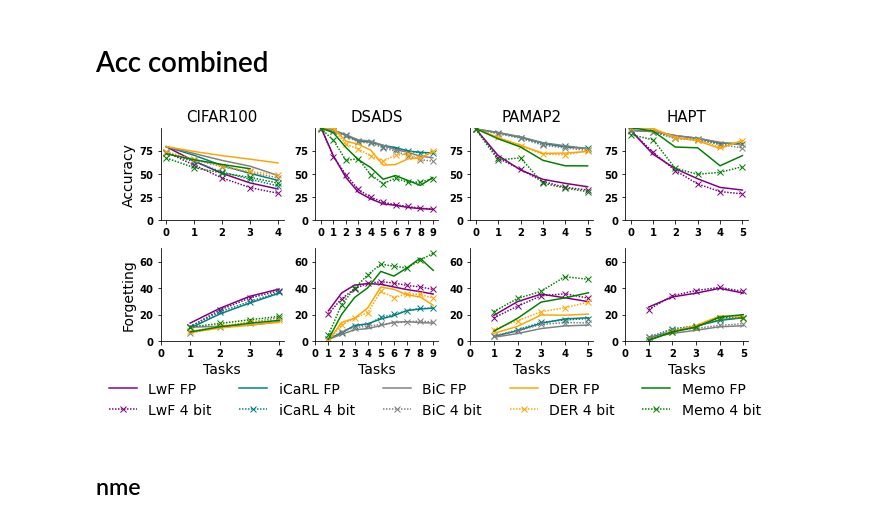
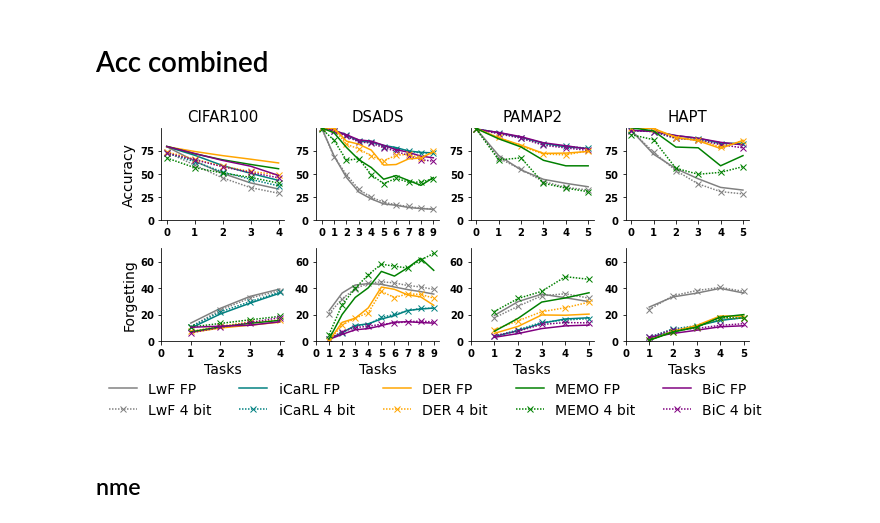
Before and after one commit to Intelligent-Microsystems-Lab/QuantizedCIL, a Jupyter notebook: figures/plotting.ipynb, the cells around one changed output. Cells and saved outputs as stored; diff of their text form; code cells hidden in the pictures.

Commit message:
normal - plotting for colla

```diff
--- a/figures/plotting.ipynb
+++ b/figures/plotting.ipynb
@@ -21,7 +21,7 @@ cifar_fp_icarl_cnn = [79.55, 70.256, 59.21, 50.766, 43.196]
 cifar_fp_bic_nme = [79.13, 71.574, 64.314, 58.15, 53.078]
 cifar_fp_bic_cnn = [79.72,  72.184,  64.712,  58.482,  48.538]
 cifar_fp_der_cnn = [79.51, 74.356, 69.878, 66.054, 62.006]
-cifar_fp_memo_cnn = [71.844, 65.406, 60.384, 55.746]
+cifar_fp_memo_cnn = [79.93, 71.844, 65.406, 60.384, 55.746]
 
 cifar_ours_lwf = [73.61, 59.722, 45.854, 35.418, 29.32]
 cifar_ours_icarl_nme = [72.33, 65.864, 58.434, 52.488, 47.146]
@@ -202,10 +202,10 @@ fontsize = 14
 # %% [markdown]
 # Acc combined
 # %%
-fig, axes = plt.subplots(2, 4, figsize=figsize, sharex=False, squeeze=True,
+fig, axes = plt.subplots(2, 4, figsize=[a*1 for a in figsize], sharex=False, squeeze=True,
                          )
 
-colors = ["purple", "teal", "grey", "orange", "green"]
+colors = [ "grey", "teal","purple", "orange", "green"]
 axes[0,0].plot(np.arange(len(cifar_fp_lwf_cnn)), cifar_fp_lwf_cnn,
                 label='LwF FP', color=colors[0], linewidth=linewidth)
 axes[0,0].plot(np.arange(len(cifar_ours_lwf)), cifar_ours_lwf,
@@ -216,20 +216,20 @@ axes[0,0].plot(np.arange(len(cifar_fp_icarl_cnn)), cifar_fp_icarl_cnn,
 axes[0,0].plot(np.arange(len(cifar_ours_icarl_cnn)), cifar_ours_icarl_cnn,
                 label='iCaRL 4 bit', color=colors[1], marker='x', dashes=[1],
                 linewidth=linewidth)
-axes[0,0].plot(np.arange(len(cifar_fp_bic_cnn)), cifar_fp_bic_cnn,
-                label='BiC FP', color=colors[2], linewidth=linewidth)
-axes[0,0].plot(np.arange(len(cifar_ours_bic_cnn)),cifar_ours_bic_cnn,
-                label='BiC 4 bit', color=colors[2], marker='x', dashes=[1],
-                linewidth=linewidth)
 axes[0,0].plot(np.arange(len(cifar_fp_der_cnn)), cifar_fp_der_cnn,
                 label='DER FP', color=colors[3], linewidth=linewidth)
 axes[0,0].plot(np.arange(len(cifar_ours_der_cnn)), cifar_ours_der_cnn,
                 label='DER 4 bit', color=colors[3], marker='x', dashes=[1],
                 linewidth=linewidth)
 axes[0,0].plot(np.arange(len(cifar_fp_memo_cnn)), cifar_fp_memo_cnn,
-                label='Memo FP', color=colors[4], linewidth=linewidth)
+                label='MEMO FP', color=colors[4], linewidth=linewidth)
 axes[0,0].plot(np.arange(len(cifar_ours_memo_cnn)), cifar_ours_memo_cnn,
-                label='Memo 4 bit', color=colors[4], marker='x', dashes=[1],
+                label='MEMO 4 bit', color=colors[4], marker='x', dashes=[1],
+                linewidth=linewidth)
+axes[0,0].plot(np.arange(len(cifar_fp_bic_cnn)), cifar_fp_bic_cnn,
+                label='BiC FP', color=colors[2], linewidth=linewidth)
+axes[0,0].plot(np.arange(len(cifar_ours_bic_cnn)),cifar_ours_bic_cnn,
+                label='BiC 4 bit', color=colors[2], marker='x', dashes=[1],
                 linewidth=linewidth)
 axes[0,0].set_ylabel('Accuracy', fontsize=fontsize)
 axes[0,0].set_title('CIFAR100', fontsize=fontsize+1)
@@ -257,9 +257,9 @@ axes[0,1].plot(np.arange(len(dsads_ours_der_cnn)), dsads_ours_der_cnn,
                 label='DER 4 bit', color=colors[3], marker='x', dashes=[1],
                 linewidth=linewidth)
 axes[0,1].plot(np.arange(len(dsads_fp_memo_cnn)), dsads_fp_memo_cnn,
-                label='Memo FP', color=colors[4], linewidth=linewidth)
+                label='MEMO FP', color=colors[4], linewidth=linewidth)
 axes[0,1].plot(np.arange(len(dsads_ours_memo_cnn)), dsads_ours_memo_cnn,
-                label='Memo 4 bit', color=colors[4], marker='x', dashes=[1],
+                label='MEMO 4 bit', color=colors[4], marker='x', dashes=[1],
                 linewidth=linewidth)
 axes[0,1].set_title('DSADS', fontsize=fontsize+1)
 axes[0,1].set_xticks(range(0, len(dsads_fp_bic_cnn)))
@@ -286,9 +286,9 @@ axes[0,2].plot(np.arange(len(pamap_ours_der_cnn)), pamap_ours_der_cnn,
                 label='DER 4 bit', color=colors[3], marker='x', dashes=[1],
                 linewidth=linewidth)
 axes[0,2].plot(np.arange(len(pamap_fp_memo_cnn)), pamap_fp_memo_cnn,
-                label='Memo FP', color=colors[4], linewidth=linewidth)
+                label='MEMO FP', color=colors[4], linewidth=linewidth)
 axes[0,2].plot(np.arange(len(pamap_ours_memo_cnn)), pamap_ours_memo_cnn,
-                label='Memo 4 bit', color=colors[4], marker='x', dashes=[1],
+                label='MEMO 4 bit', color=colors[4], marker='x', dashes=[1],
                 linewidth=linewidth)
 axes[0,2].set_title('PAMAP2', fontsize=fontsize+1)
 axes[0,2].set_xticks(range(0, len(pamap_fp_bic_cnn)))
@@ -315,9 +315,9 @@ axes[0,3].plot(np.arange(len(hapt_ours_der_cnn)), hapt_ours_der_cnn,
                 label='DER 4 bit', color=colors[3], marker='x', dashes=[1],
                 linewidth=linewidth)
 axes[0,3].plot(np.arange(len(hapt_fp_memo_cnn)), hapt_fp_memo_cnn,
-                label='Memo FP', color=colors[4], linewidth=linewidth)
+                label='MEMO FP', color=colors[4], linewidth=linewidth)
 axes[0,3].plot(np.arange(len(hapt_ours_memo_cnn)), hapt_ours_memo_cnn,
-                label='Memo 4 bit', color=colors[4], marker='x', dashes=[1],
+                label='MEMO 4 bit', color=colors[4], marker='x', dashes=[1],
                 linewidth=linewidth)
 axes[0,3].set_title('HAPT', fontsize=fontsize+1)
 axes[0,3].set_xticks(range(len(hapt_fp_bic_cnn)))
@@ -334,20 +334,20 @@ axes[1,0].plot(np.arange(len(cifar_fp_icarl_cnn_forgetting)), cifar_fp_icarl_cnn
 axes[1,0].plot(np.arange(len(cifar_ours_icarl_cnn_forgetting)), cifar_ours_icarl_cnn_forgetting,
                 label='iCaRL 4 bit', color=colors[1], marker='x', dashes=[1],
                 linewidth=linewidth)
-axes[1,0].plot(np.arange(len(cifar_fp_bic_cnn_forgetting)), cifar_fp_bic_cnn_forgetting,
-                label='BiC FP', color=colors[2], linewidth=linewidth)
-axes[1,0].plot(np.arange(len(cifar_ours_bic_cnn_forgetting)),cifar_ours_bic_cnn_forgetting,
-                label='BiC 4 bit', color=colors[2], marker='x', dashes=[1],
-                linewidth=linewidth)
 axes[1,0].plot(np.arange(len(cifar_fp_der_cnn_forgetting)), cifar_fp_der_cnn_forgetting,
                 label='DER FP', color=colors[3], linewidth=linewidth)
 axes[1,0].plot(np.arange(len(cifar_ours_der_cnn_forgetting)),cifar_ours_der_cnn_forgetting,
                 label='DER 4 bit', color=colors[3], marker='x', dashes=[1],
                 linewidth=linewidth)
 axes[1,0].plot(np.arange(len(cifar_fp_memo_cnn_forgetting)), cifar_fp_memo_cnn_forgetting,
-                label='Memo FP', color=colors[4], linewidth=linewidth)
+                label='MEMO FP', color=colors[4], linewidth=linewidth)
 axes[1,0].plot(np.arange(len(cifar_ours_memo_cnn_forgetting)),cifar_ours_memo_cnn_forgetting,
-                label='Memo 4 bit', color=colors[4], marker='x', dashes=[1],
+                label='MEMO 4 bit', color=colors[4], marker='x', dashes=[1],
+                linewidth=linewidth)
+axes[1,0].plot(np.arange(len(cifar_fp_bic_cnn_forgetting)), cifar_fp_bic_cnn_forgetting,
+                label='BiC FP', color=colors[2], linewidth=linewidth)
+axes[1,0].plot(np.arange(len(cifar_ours_bic_cnn_forgetting)),cifar_ours_bic_cnn_forgetting,
+                label='BiC 4 bit', color=colors[2], marker='x', dashes=[1],
                 linewidth=linewidth)
 axes[1,0].set_xlabel('Tasks', fontsize=fontsize)
 axes[1,0].set_ylabel('Forgetting', fontsize=fontsize)
@@ -375,9 +375,9 @@ axes[1,1].plot(np.arange(len(dsads_ours_der_cnn_forgetting)),dsads_ours_der_cnn_
                 label='DER 4 bit', color=colors[3], marker='x', dashes=[1],
                 linewidth=linewidth)
 axes[1,1].plot(np.arange(len(dsads_fp_memo_cnn_forgetting)), dsads_fp_memo_cnn_forgetting,
-                label='Memo FP', color=colors[4], linewidth=linewidth)
+                label='MEMO FP', color=colors[4], linewidth=linewidth)
 axes[1,1].plot(np.arange(len(dsads_ours_memo_cnn_forgetting)),dsads_ours_memo_cnn_forgetting,
-                label='Memo 4 bit', color=colors[4], marker='x', dashes=[1],
+                label='MEMO 4 bit', color=colors[4], marker='x', dashes=[1],
                 linewidth=linewidth)
 axes[1,1].set_xlabel('Tasks', fontsize=fontsize)
 axes[1,1].set_xticks(range(len(dsads_fp_bic_cnn_forgetting)))
@@ -404,9 +404,9 @@ axes[1,2].plot(np.arange(len(pamap_ours_der_cnn_forgetting)),pamap_ours_der_cnn_
                 label='DER 4 bit', color=colors[3], marker='x', dashes=[1],
                 linewidth=linewidth)
 axes[1,2].plot(np.arange(len(pamap_fp_memo_cnn_forgetting)), pamap_fp_memo_cnn_forgetting,
-                label='Memo FP', color=colors[4], linewidth=linewidth)
+                label='MEMO FP', color=colors[4], linewidth=linewidth)
 axes[1,2].plot(np.arange(len(pamap_ours_memo_cnn_forgetting)),pamap_ours_memo_cnn_forgetting,
-                label='Memo 4 bit', color=colors[4], marker='x', dashes=[1],
+                label='MEMO 4 bit', color=colors[4], marker='x', dashes=[1],
                 linewidth=linewidth)
 axes[1,2].set_xlabel('Tasks', fontsize=fontsize)
 axes[1,2].set_xticks(range(len(pamap_fp_bic_cnn)))
@@ -434,41 +434,41 @@ axes[1,3].plot(np.arange(len(hapt_ours_der_cnn_forgetting)),hapt_ours_der_cnn_fo
                 label='DER 4 bit', color=colors[3], marker='x', dashes=[1],
                 linewidth=linewidth)
 axes[1,3].plot(np.arange(len(hapt_fp_memo_cnn_forgetting)), hapt_fp_memo_cnn_forgetting,
-                label='Memo FP', color=colors[4], linewidth=linewidth)
+                label='MEMO FP', color=colors[4], linewidth=linewidth)
 axes[1,3].plot(np.arange(len(hapt_ours_memo_cnn_forgetting)),hapt_ours_memo_cnn_forgetting,
-                label='Memo 4 bit', color=colors[4], marker='x', dashes=[1],
+                label='MEMO 4 bit', color=colors[4], marker='x', dashes=[1],
                 linewidth=linewidth)
 axes[1,3].set_xlabel('Tasks', fontsize=fontsize)
 axes[1,3].set_xticks(range(len(hapt_fp_icarl_cnn)))
 axes[1,3].set_yticks(range(0, 70, 20))
 
 handles, labels = axes[0,0].get_legend_handles_labels()
 fig.legend(handles, labels, loc='upper center', bbox_to_anchor=(0.5, 0.06),
             ncol=5, fontsize=fontsize,  frameon=False)
 
 
 
 for i, axs in enumerate(axes):
     for ax in axs:
         for tick in ax.xaxis.get_major_ticks():
             tick.label1.set_fontweight('bold')
         for tick in ax.yaxis.get_major_ticks():
             tick.label1.set_fontweight('bold')
         ax.spines['top'].set_visible(False)
         ax.spines['right'].set_visible(False)
         [label.set_fontweight('bold') for label in ax.get_yticklabels()]
         if i == 0:
             ax.set_ylim(ymin=0, ymax=100)
         else:
             ax.set_ylim(ymin=0, ymax=70)
 
 
 plt.tight_layout()
 
 # save fig
-fig.savefig('HAR_comb_colla.pdf', dpi=300, bbox_inches='tight')
+fig.savefig('HAR_comb_colla.pdf', dpi=500, bbox_inches='tight')
 # %% [output]
-[figure, old version]
+[figure, new version]
 # %% [markdown]
 ## nme
 # %%
```
Also changed, not shown: parts of 13 cells of this notebook, 2 other files.
